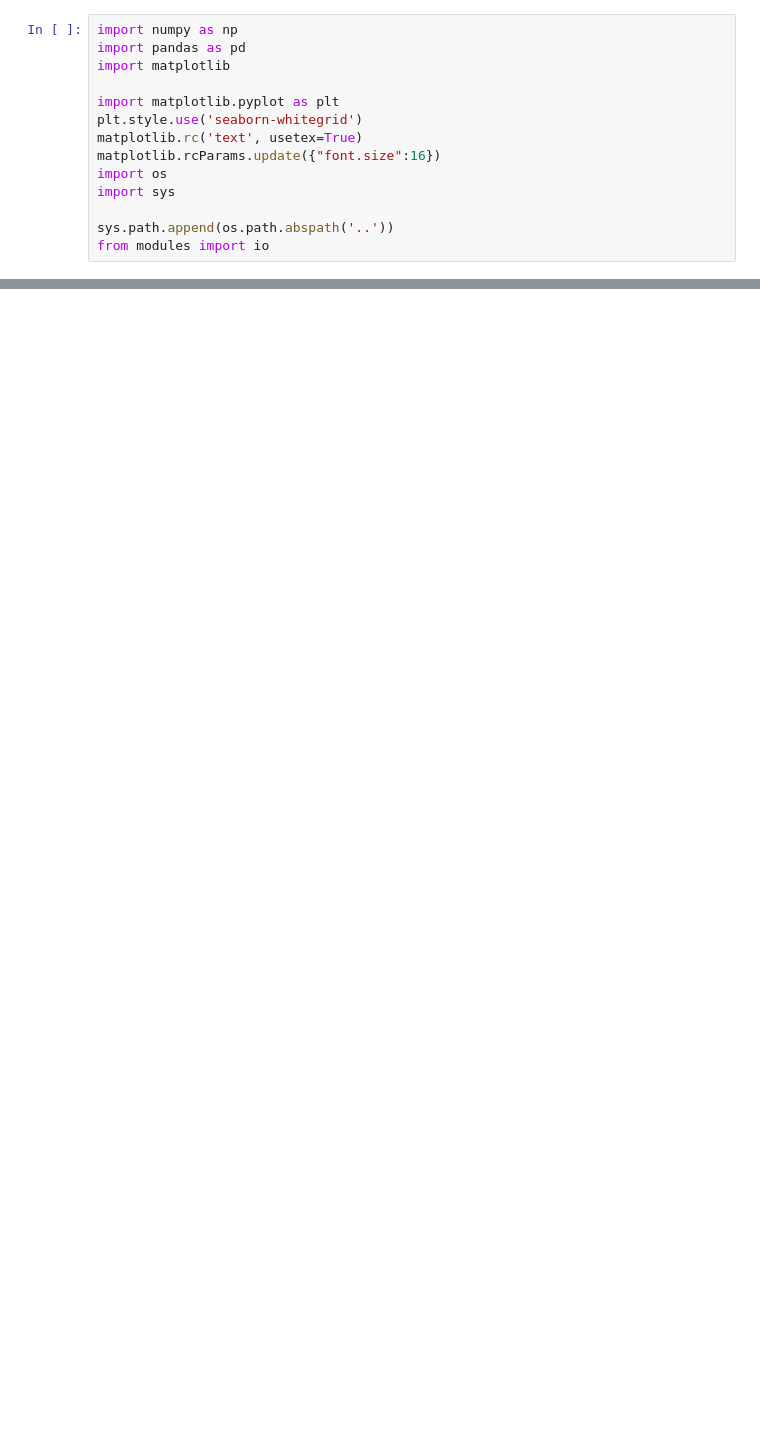
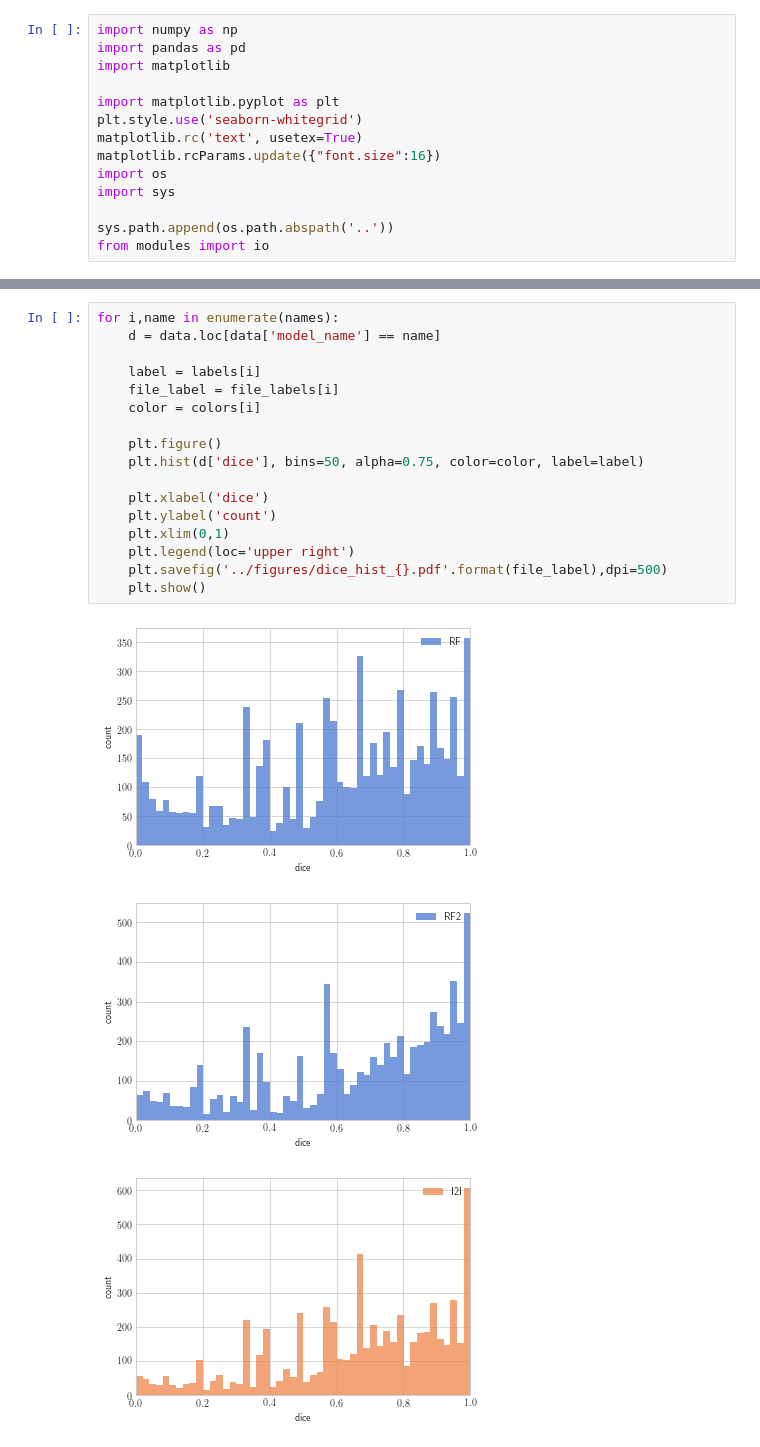
Before and after one commit to noahfields1/seg_regression, a Jupyter notebook: notebooks/plot.ipynb, the cells around one changed output, grey strips where cells are left out. Drawn from its saved outputs; the diff is of its cells as text; blank space fills up the shorter version.

```diff
--- a/notebooks/plot.ipynb
+++ b/notebooks/plot.ipynb
@@ -107,0 +213,21 @@ plt.close()
+# %%
+for i,name in enumerate(names):
+    d = data.loc[data['model_name'] == name]
+
+    label = labels[i]
+    file_label = file_labels[i]
+    color = colors[i]
+
+    plt.figure()
+    plt.hist(d['dice'], bins=50, alpha=0.75, color=color, label=label)
+
+    plt.xlabel('dice')
+    plt.ylabel('count')
+    plt.xlim(0,1)
+    plt.legend(loc='upper right')
+    plt.savefig('../figures/dice_hist_{}.pdf'.format(file_label),dpi=500)
+    plt.show()
+# %% [output]
+[figure, added]
+[figure, added]
+[figure, added]
```
Also changed, not shown: parts of 6 cells of this notebook, 3 other files.
